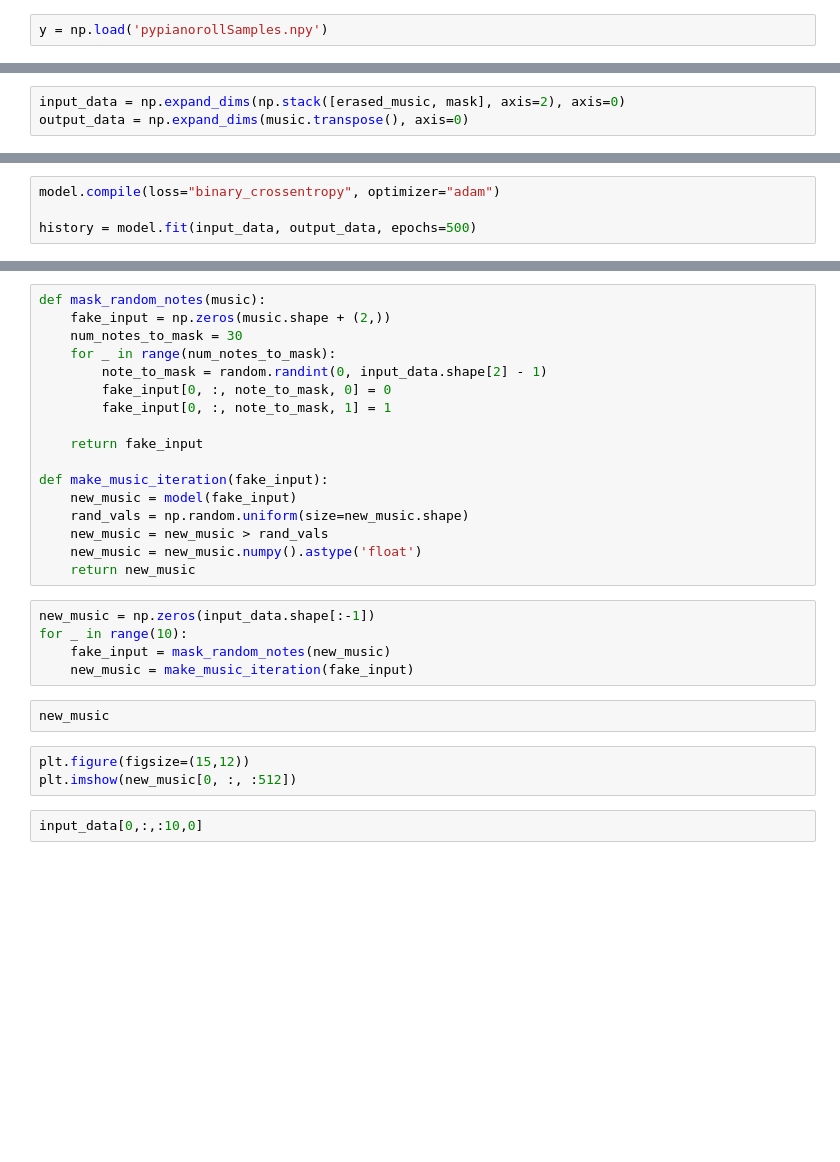
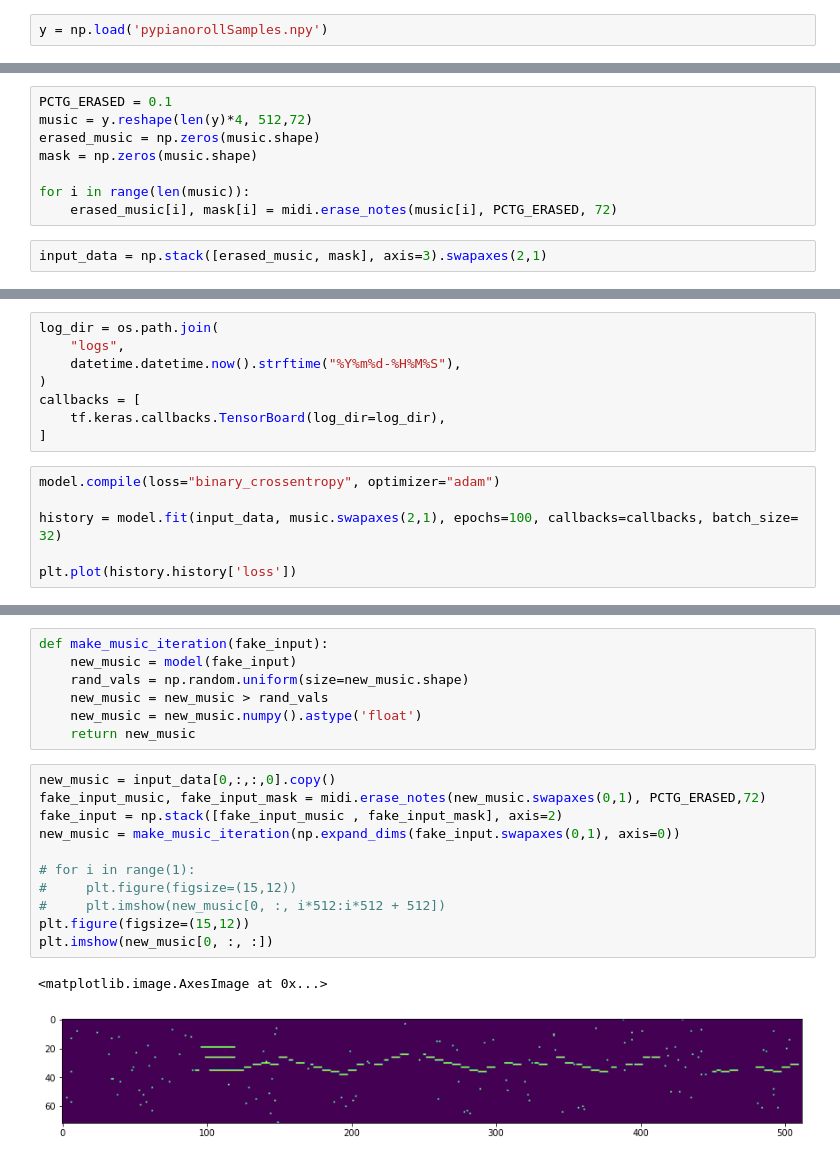
Before and after one commit to Vigrel/music-generation, a Jupyter notebook: model_conv.ipynb, the cells around one changed output, grey strips where cells are left out. Saved outputs shown, nothing was run; the diff lists cells and outputs as text; blank space fills up the shorter version.

Commit message:
fix(file): add complex Convolutional model

```diff
--- a/model_conv.ipynb
+++ b/model_conv.ipynb
@@ -20,3 +17,10 @@ music.transpose().shape
+# %%
+PCTG_ERASED = 0.1
+music = y.reshape(len(y)*4, 512,72)
+erased_music = np.zeros(music.shape)
+mask = np.zeros(music.shape)
+
+for i in range(len(music)):
+    erased_music[i], mask[i] = midi.erase_notes(music[i], PCTG_ERASED, 72)
 # %%
-input_data = np.expand_dims(np.stack([erased_music, mask], axis=2), axis=0)
-output_data = np.expand_dims(music.transpose(), axis=0)
+input_data = np.stack([erased_music, mask], axis=3).swapaxes(2,1)
@@ -38,4 +62,14 @@ model = keras.models.Sequential([
+# %%
+log_dir = os.path.join(
+    "logs",
+    datetime.datetime.now().strftime("%Y%m%d-%H%M%S"),
+)
+callbacks = [
+    tf.keras.callbacks.TensorBoard(log_dir=log_dir),
+]
 # %%
 model.compile(loss="binary_crossentropy", optimizer="adam")
 
-history = model.fit(input_data, output_data, epochs=500)
+history = model.fit(input_data, music.swapaxes(2,1), epochs=100, callbacks=callbacks, batch_size= 32)
+
+plt.plot(history.history['loss'])
@@ -44,29 +76,21 @@ plt.plot(history.history['loss'])
 # %%
-def mask_random_notes(music):
-    fake_input = np.zeros(music.shape + (2,))
-    num_notes_to_mask = 30
-    for _ in range(num_notes_to_mask):
-        note_to_mask = random.randint(0, input_data.shape[2] - 1)
-        fake_input[0, :, note_to_mask, 0] = 0
-        fake_input[0, :, note_to_mask, 1] = 1
-
-    return fake_input
-
 def make_music_iteration(fake_input):
     new_music = model(fake_input)
     rand_vals = np.random.uniform(size=new_music.shape)
     new_music = new_music > rand_vals
     new_music = new_music.numpy().astype('float')
     return new_music
-# %%
-new_music = np.zeros(input_data.shape[:-1])
-for _ in range(10):
-    fake_input = mask_random_notes(new_music)
-    new_music = make_music_iteration(fake_input)
-# %%
-new_music
-# %%
-plt.figure(figsize=(15,12))
-plt.imshow(new_music[0, :, :512])
-# %%
-input_data[0,:,:10,0]
+# %%
+new_music = input_data[0,:,:,0].copy()
+fake_input_music, fake_input_mask = midi.erase_notes(new_music.swapaxes(0,1), PCTG_ERASED,72)
+fake_input = np.stack([fake_input_music , fake_input_mask], axis=2)
+new_music = make_music_iteration(np.expand_dims(fake_input.swapaxes(0,1), axis=0))
+
+# for i in range(1):
+#     plt.figure(figsize=(15,12))
+#     plt.imshow(new_music[0, :, i*512:i*512 + 512])
+plt.figure(figsize=(15,12))
+plt.imshow(new_music[0, :, :])
+# %% [output]
+<matplotlib.image.AxesImage at 0x...>
+[figure, added]
```
Also changed, not shown: parts of 11 cells of this notebook, 1 other file.
